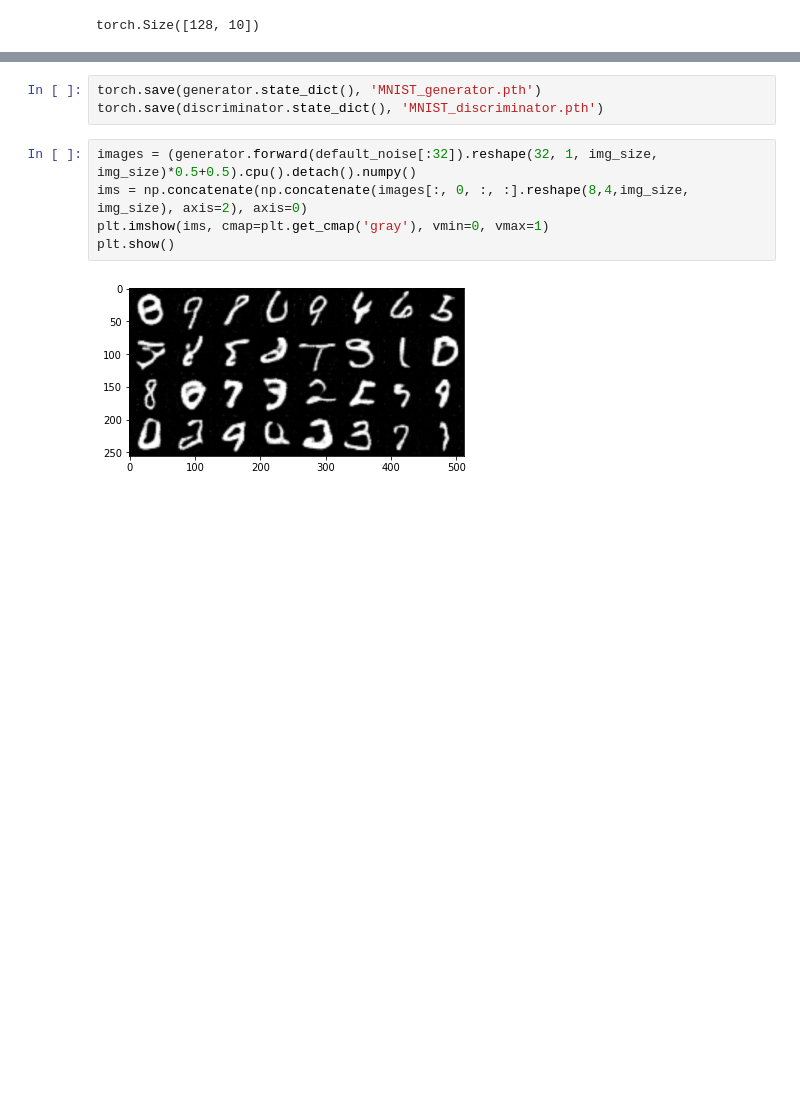
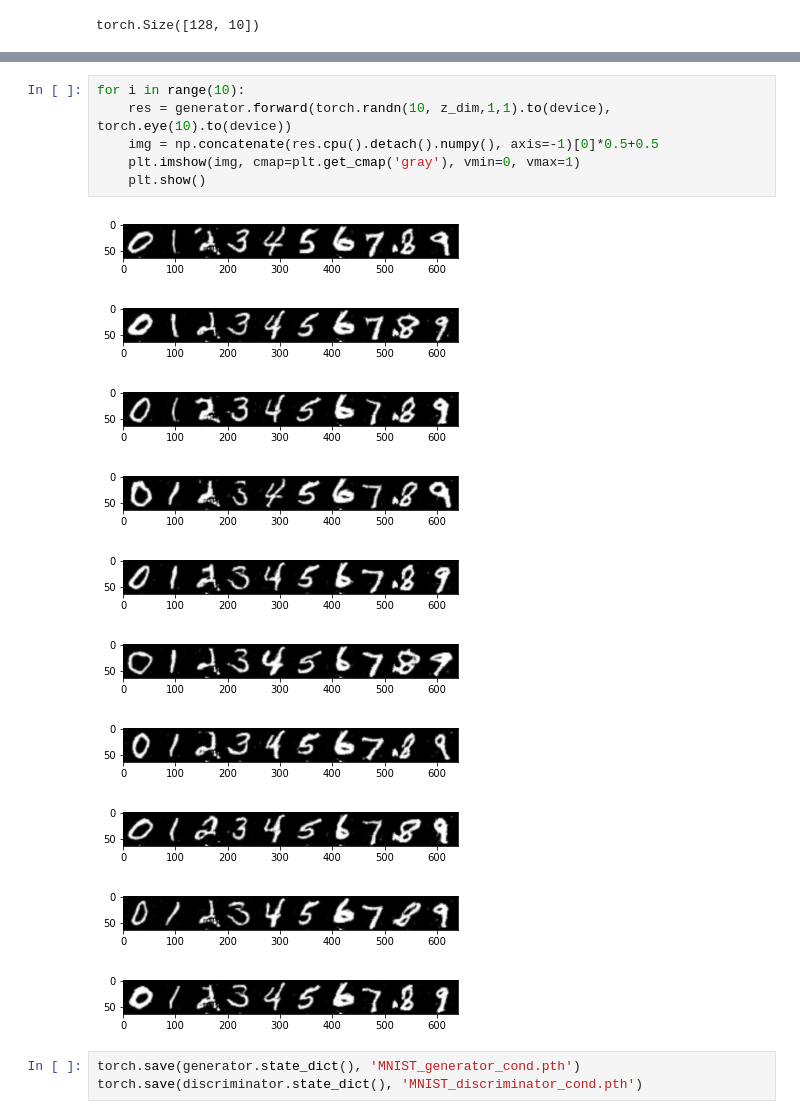
Before and after one commit to YakubovSlava/PrivateCodeRepo, a Jupyter notebook: conditional_dcgan/model.ipynb, the cells around one changed output, grey strips where cells are left out. Cells and saved outputs as stored; diff of their text form; blank space fills up the shorter version.

```diff
--- a/conditional_dcgan/model.ipynb
+++ b/conditional_dcgan/model.ipynb
@@ -199,10 +169,20 @@ epoch 0, batch 97 of 469
+# %%
+for i in range(10):
+    res = generator.forward(torch.randn(10, z_dim,1,1).to(device), torch.eye(10).to(device))
+    img = np.concatenate(res.cpu().detach().numpy(), axis=-1)[0]*0.5+0.5
+    plt.imshow(img, cmap=plt.get_cmap('gray'), vmin=0, vmax=1)
+    plt.show()
+# %% [output]
+[figure, added]
+[figure, added]
+[figure, added]
+[figure, added]
+[figure, added]
+[figure, added]
+[figure, added]
+[figure, added]
+[figure, added]
+[figure, added]
 # %%
-torch.save(generator.state_dict(), 'MNIST_generator.pth')
-torch.save(discriminator.state_dict(), 'MNIST_discriminator.pth')
+torch.save(generator.state_dict(), 'MNIST_generator_cond.pth')
+torch.save(discriminator.state_dict(), 'MNIST_discriminator_cond.pth')
-# %%
-images = (generator.forward(default_noise[:32]).reshape(32, 1, img_size, img_size)*0.5+0.5).cpu().detach().numpy()
-ims = np.concatenate(np.concatenate(images[:, 0, :, :].reshape(8,4,img_size, img_size), axis=2), axis=0)
-plt.imshow(ims, cmap=plt.get_cmap('gray'), vmin=0, vmax=1)
-plt.show()
-# %% [output]
-[figure, removed]
```
Also changed, not shown: parts of 6 cells of this notebook, 1 other file.
